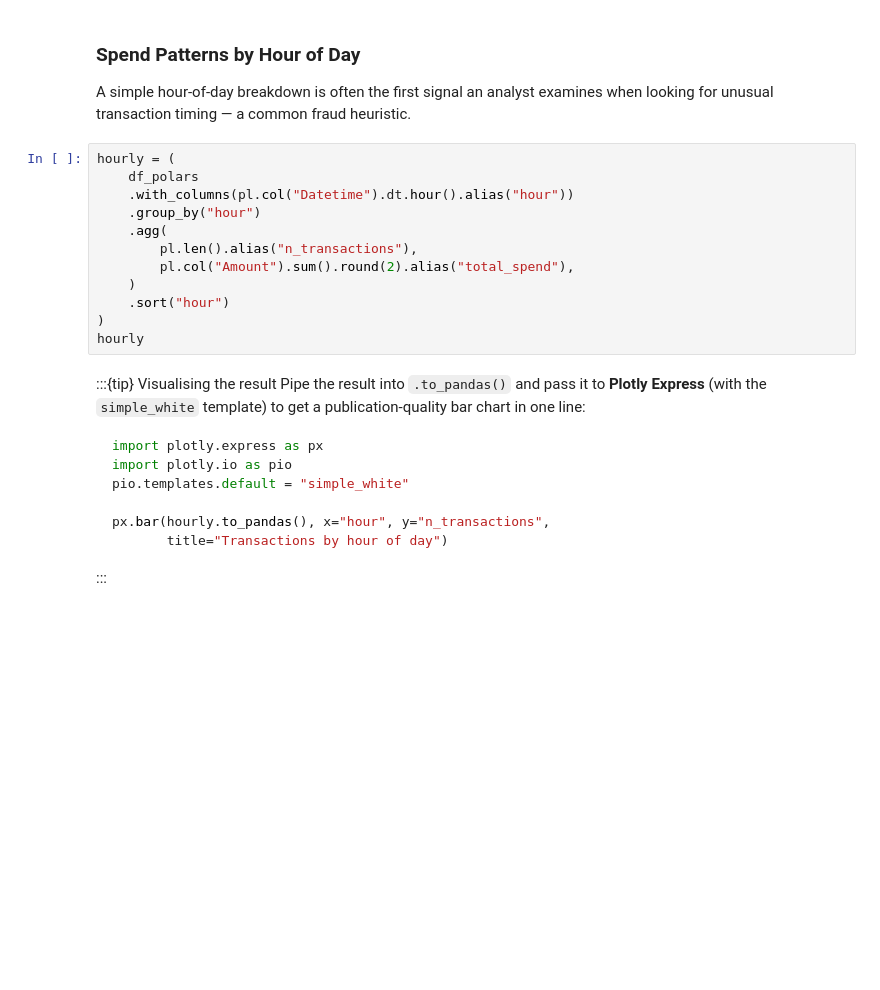
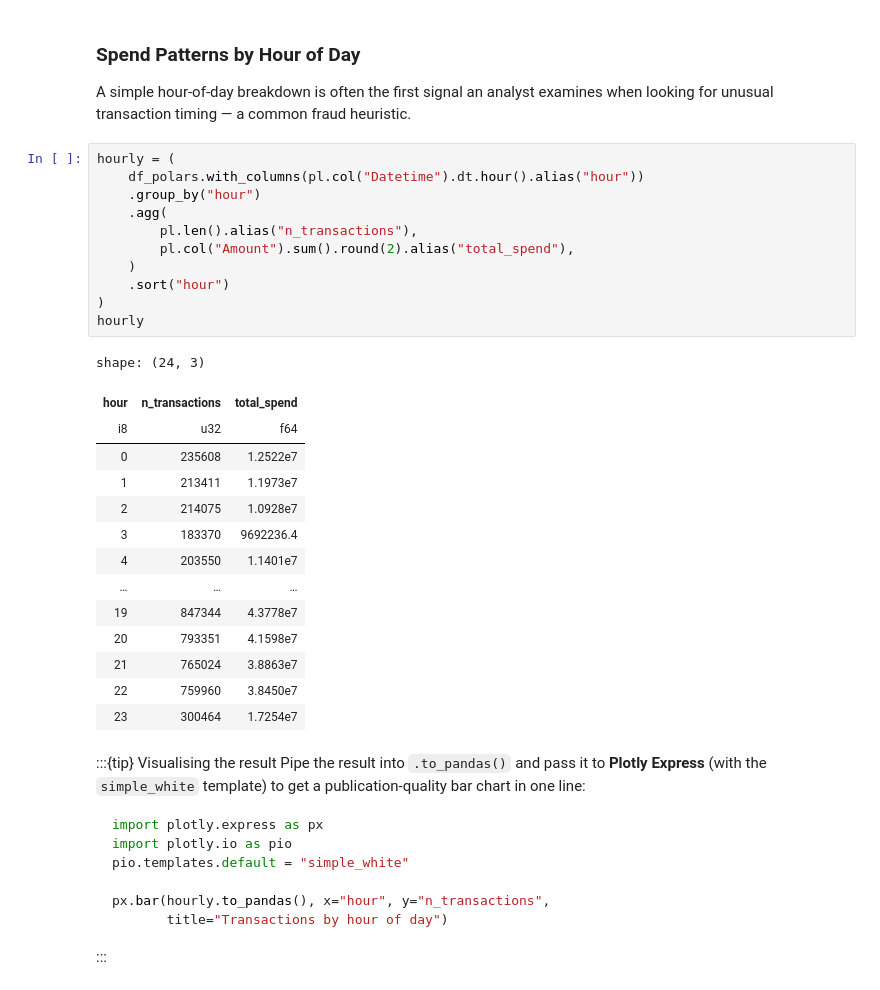
Before and after one commit to bdi593/textbook, a Jupyter notebook: content/credit-card-transactions/analyze-credit-card-transactions-with-polars.ipynb, the cells around one changed output. Drawn from its saved outputs; the diff is of its cells as text; blank space fills up the shorter version.

```diff
--- a/content/credit-card-transactions/analyze-credit-card-transactions-with-polars.ipynb
+++ b/content/credit-card-transactions/analyze-credit-card-transactions-with-polars.ipynb
@@ -430,16 +443,30 @@ A simple hour-of-day breakdown is often the first signal an analyst examines
 when looking for unusual transaction timing — a common fraud heuristic.
 # %%
 hourly = (
-    df_polars
-    .with_columns(pl.col("Datetime").dt.hour().alias("hour"))
+    df_polars.with_columns(pl.col("Datetime").dt.hour().alias("hour"))
     .group_by("hour")
     .agg(
         pl.len().alias("n_transactions"),
         pl.col("Amount").sum().round(2).alias("total_spend"),
     )
     .sort("hour")
 )
 hourly
+# %% [output]
+shape: (24, 3)
+| hour | n_transactions | total_spend |
+| i8 | u32 | f64 |
+| 0 | 235608 | 1.2522e7 |
+| 1 | 213411 | 1.1973e7 |
+| 2 | 214075 | 1.0928e7 |
+| 3 | 183370 | 9692236.4 |
+| 4 | 203550 | 1.1401e7 |
+| … | … | … |
+| 19 | 847344 | 4.3778e7 |
+| 20 | 793351 | 4.1598e7 |
+| 21 | 765024 | 3.8863e7 |
+| 22 | 759960 | 3.8450e7 |
+| 23 | 300464 | 1.7254e7 |
 # %% [markdown]
 :::{tip} Visualising the result
 Pipe the result into `.to_pandas()` and pass it to **Plotly Express** (with the
```
Also changed, not shown: parts of 7 cells of this notebook, 17 other files.
